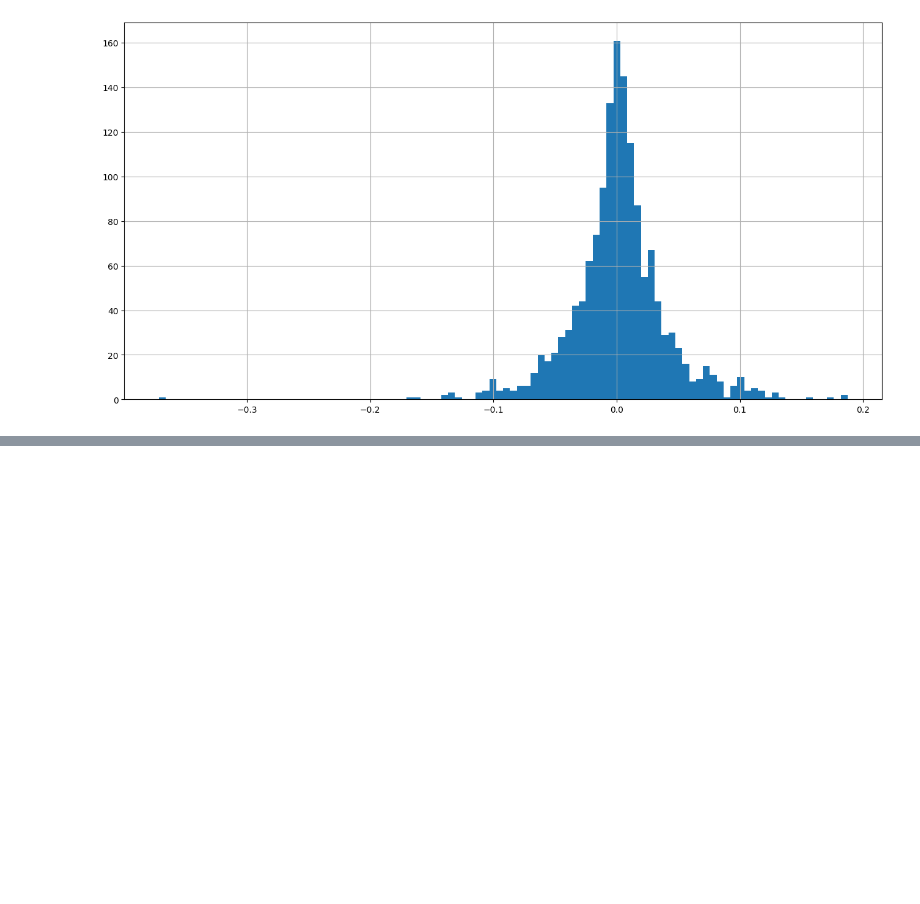
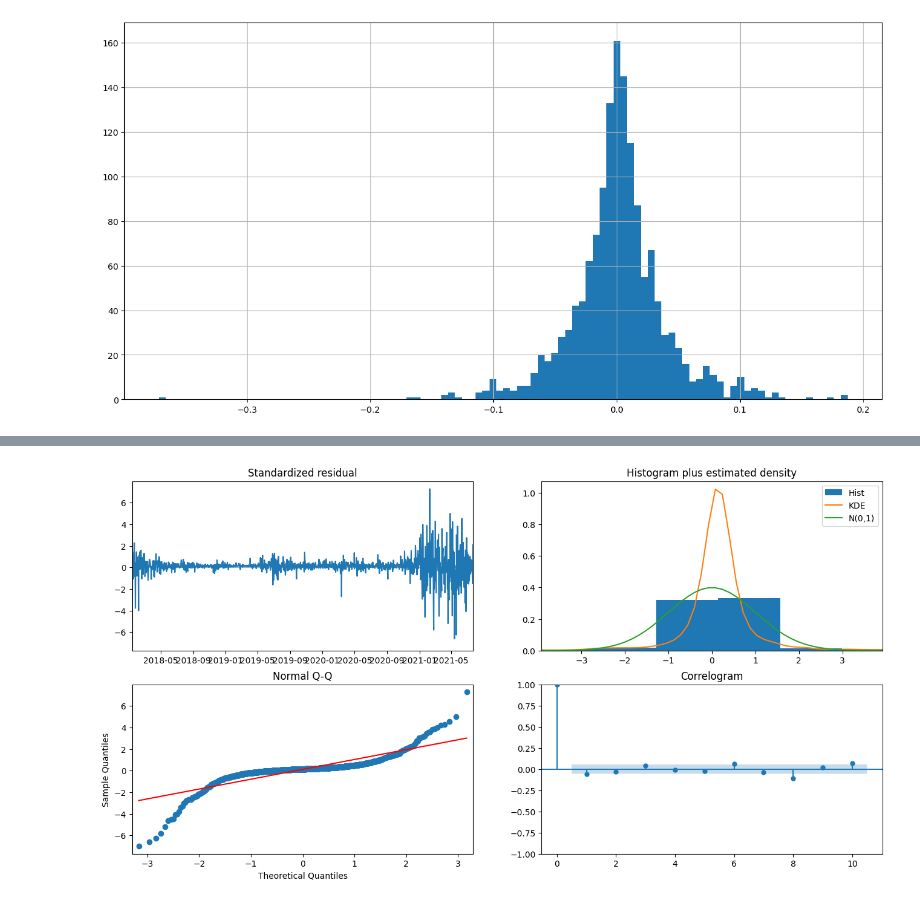
Before and after one commit to AyushTripathiIITP/Algo-Trading, a Jupyter notebook: DATACollection.ipynb, the cells around one changed output, grey strips where cells are left out. Saved outputs shown, nothing was run; the diff lists cells and outputs as text; code cells hidden in the pictures; blank space fills up the shorter version.

```diff
--- a/DATACollection.ipynb
+++ b/DATACollection.ipynb
@@ -142,0 +243,12 @@ data['Cumulative Return'].plot(label='BTC',figsize=(16,8),title='Cumulative Retu
+# %%
+# Seasonal - fit stepwise auto-ARIMA
+smodel = pm.auto_arima(train, start_p=1, start_q=1,
+                         test='adf',
+                         max_p=3, max_q=3, m=12,
+                         start_P=0, seasonal=True,
+                         d=None, D=1, trace=True,
+                         error_action='ignore',
+                         suppress_warnings=True,
+                         stepwise=True)
+
+smodel.summary()
@@ -142,0 +296,5 @@ data['Cumulative Return'].plot(label='BTC',figsize=(16,8),title='Cumulative Retu
+# %%
+smodel.plot_diagnostics(figsize=(16,8))
+plt.show()
+# %% [output]
+[figure, added]
```
Also changed, not shown: parts of 19 cells of this notebook.
